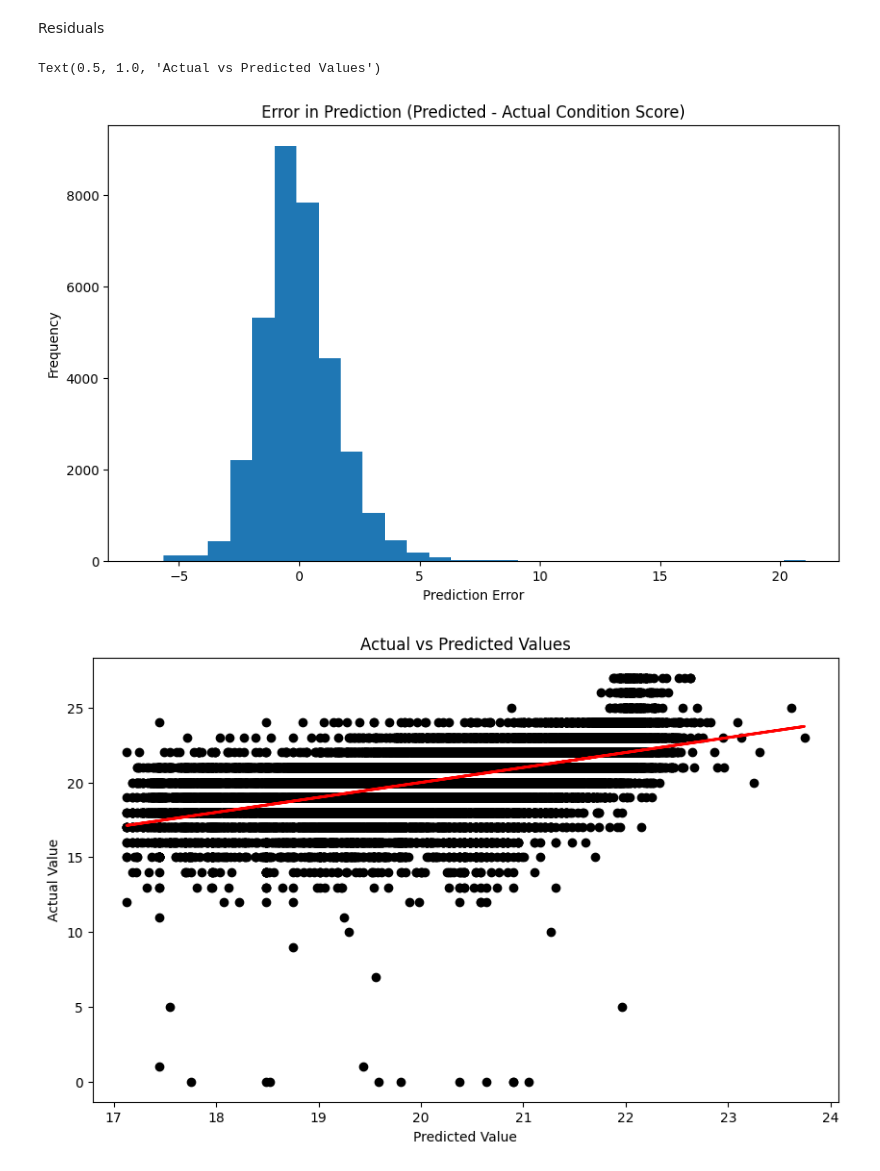
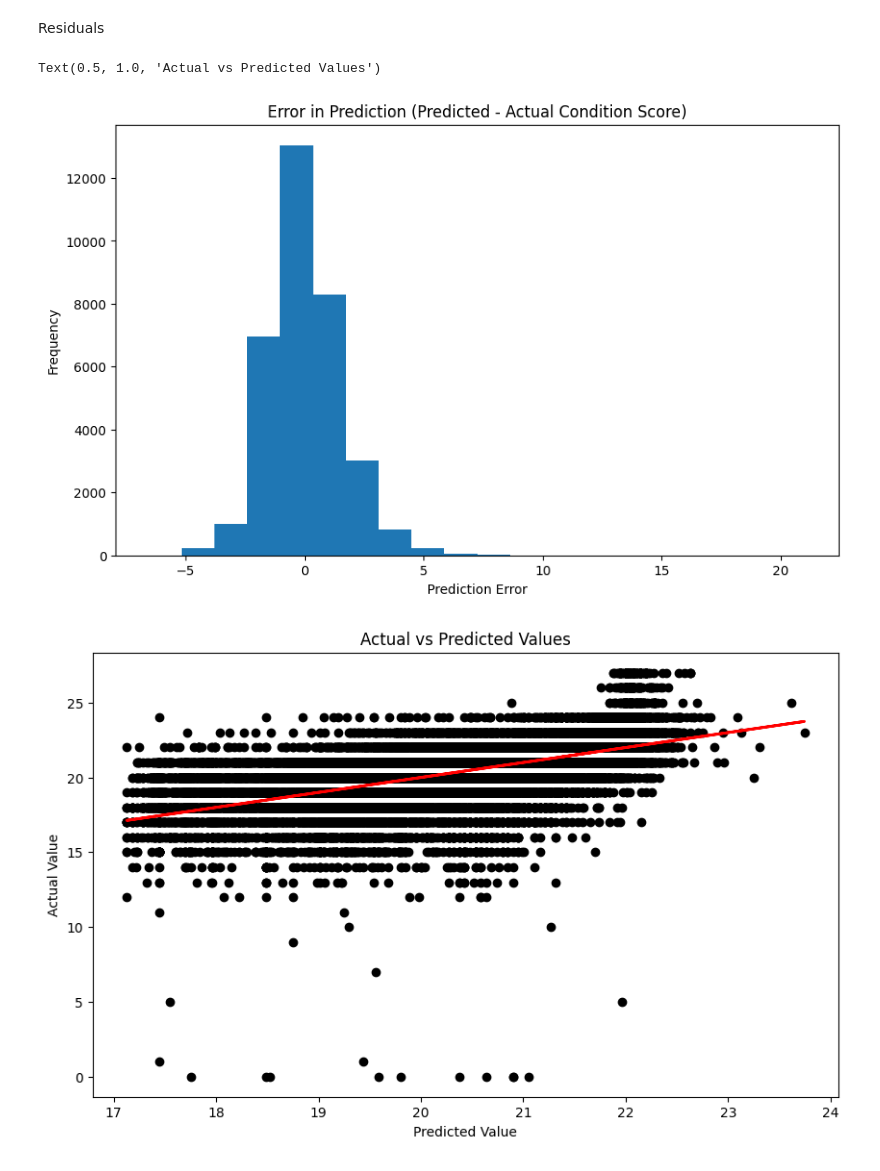
Before and after one commit to Ericazzzzzz/Texas-Bridges-Condition-Analysis, a Jupyter notebook: ECS7024P_CW2.ipynb, the cells around one changed output. Drawn from its saved outputs; the diff is of its cells as text; code cells hidden in the pictures.

```diff
--- a/ECS7024P_CW2.ipynb
+++ b/ECS7024P_CW2.ipynb
@@ -608,24 +608,24 @@ Residuals
 # %%
 # Step 7: Predict and Analyze Residuals
 # Predict values based on the model
 y_hat = reg.predict(X_continuous)
 residuals = y_hat - y
 
 # Plot histogram of residuals
 plt.figure(figsize=(10, 6))
-plt.hist(residuals, bins=30)
+plt.hist(residuals, bins=20)
 plt.title('Error in Prediction (Predicted - Actual Condition Score)')
 plt.xlabel('Prediction Error')
 plt.ylabel('Frequency')
 
 # Step 8: Plot Actual vs Predicted Values
 plt.figure(figsize=(10, 6))
 plt.scatter(y_hat, y, color='black')
 plt.plot(y_hat, y_hat, color='red', linewidth=2)  # Best fit line
 plt.xlabel('Predicted Value')
 plt.ylabel('Actual Value')
 plt.title('Actual vs Predicted Values')
 # %% [output]
 Text(0.5, 1.0, 'Actual vs Predicted Values')
-[figure, old version]
+[figure, new version]
 [figure]
```
Also changed, not shown: parts of 2 cells of this notebook.
